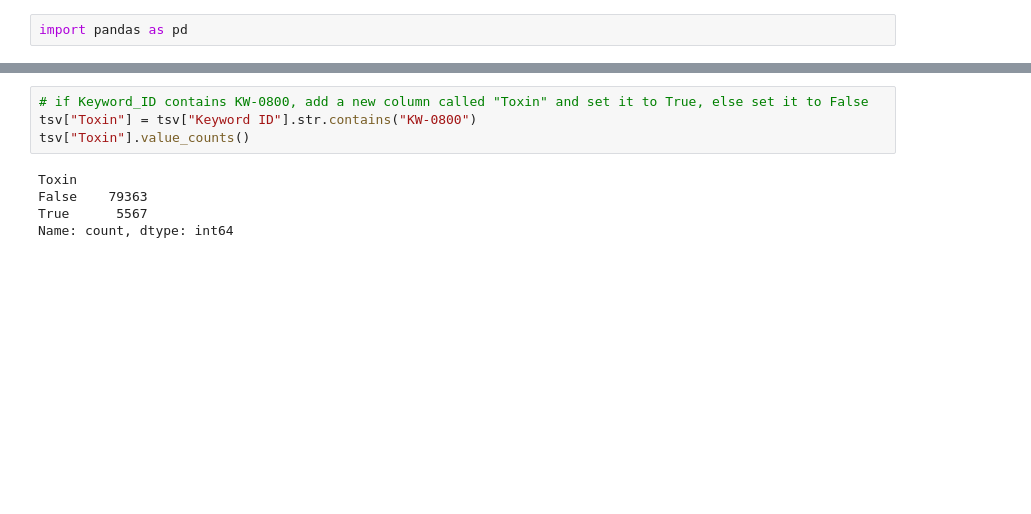
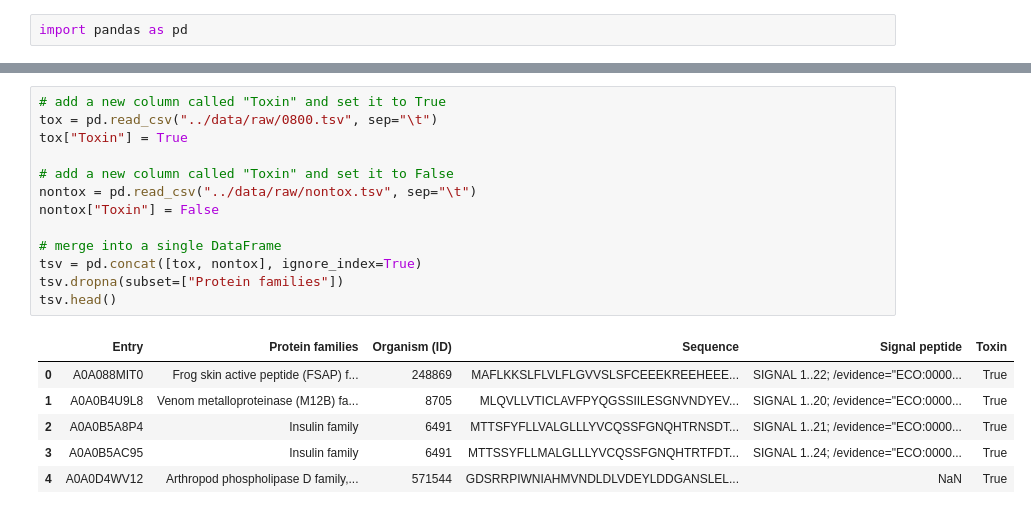
Before and after one commit to Sisistern123/ToxFam, a Jupyter notebook: analysis/test_all.ipynb, the cells around one changed output, grey strips where cells are left out. Cells and saved outputs as stored; diff of their text form; blank space fills up the shorter version.

```diff
--- a/analysis/test_all.ipynb
+++ b/analysis/test_all.ipynb
@@ -15,10 +3,21 @@ tsv.head()
-# %%
-# if Keyword_ID contains KW-0800, add a new column called "Toxin" and set it to True, else set it to False
-tsv["Toxin"] = tsv["Keyword ID"].str.contains("KW-0800")
-tsv["Toxin"].value_counts()
-# %% [output]
-Toxin
-False    79363
-True      5567
-Name: count, dtype: int64
+# %%
+# add a new column called "Toxin" and set it to True
+tox = pd.read_csv("../data/raw/0800.tsv", sep="\t")
+tox["Toxin"] = True
+
+# add a new column called "Toxin" and set it to False
+nontox = pd.read_csv("../data/raw/nontox.tsv", sep="\t")
+nontox["Toxin"] = False
+
+# merge into a single DataFrame
+tsv = pd.concat([tox, nontox], ignore_index=True)
+tsv.dropna(subset=["Protein families"])
+tsv.head()
+# %% [output]
+|  | Entry | Protein families | Organism (ID) | Sequence | Signal peptide | Toxin |
+| 0 | A0A088MIT0 | Frog skin active peptide (FSAP) f... | 248869 | MAFLKKSLFLVLFLGVVSLSFCEEEKREEHEEE... | SIGNAL 1..22; /evidence="ECO:0000... | True |
+| 1 | A0A0B4U9L8 | Venom metalloproteinase (M12B) fa... | 8705 | MLQVLLVTICLAVFPYQGSSIILESGNVNDYEV... | SIGNAL 1..20; /evidence="ECO:0000... | True |
+| 2 | A0A0B5A8P4 | Insulin family | 6491 | MTTSFYFLLVALGLLLYVCQSSFGNQHTRNSDT... | SIGNAL 1..21; /evidence="ECO:0000... | True |
+| 3 | A0A0B5AC95 | Insulin family | 6491 | MTTSSYFLLMALGLLLYVCQSSFGNQHTRTFDT... | SIGNAL 1..24; /evidence="ECO:0000... | True |
+| 4 | A0A0D4WV12 | Arthropod phospholipase D family,... | 571544 | GDSRRPIWNIAHMVNDLDLVDEYLDDGANSLEL... | NaN | True |
 # %%
```
Also changed, not shown: parts of 4 cells of this notebook, 4 other files.
